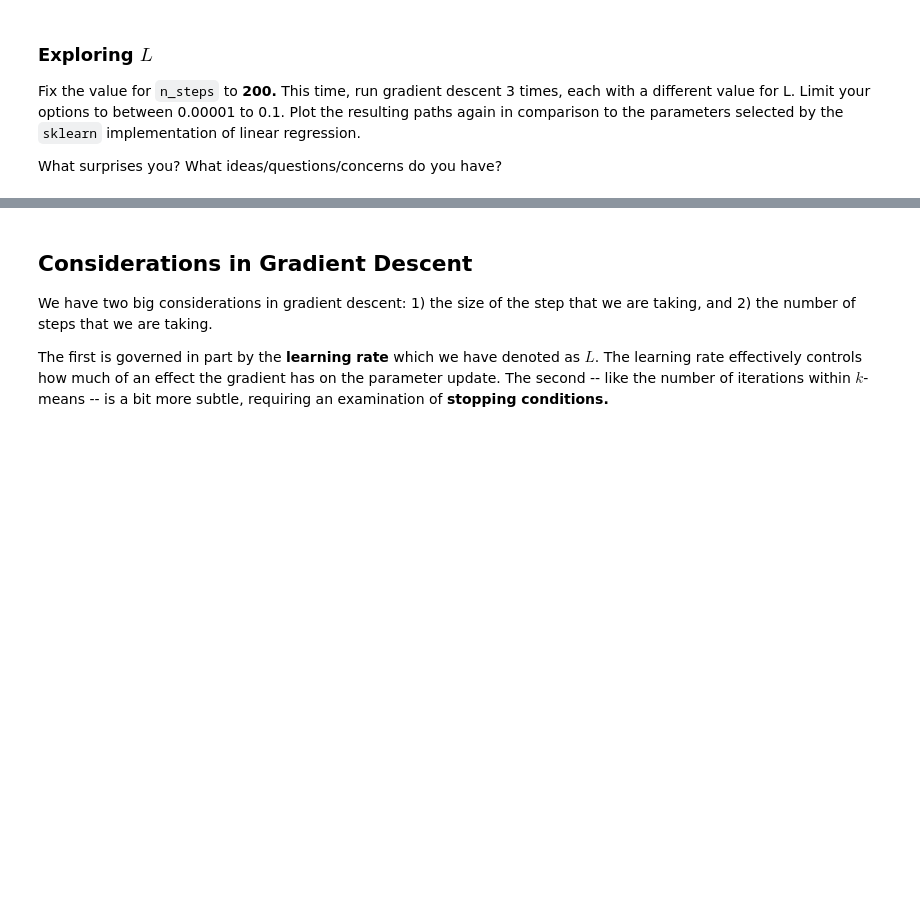
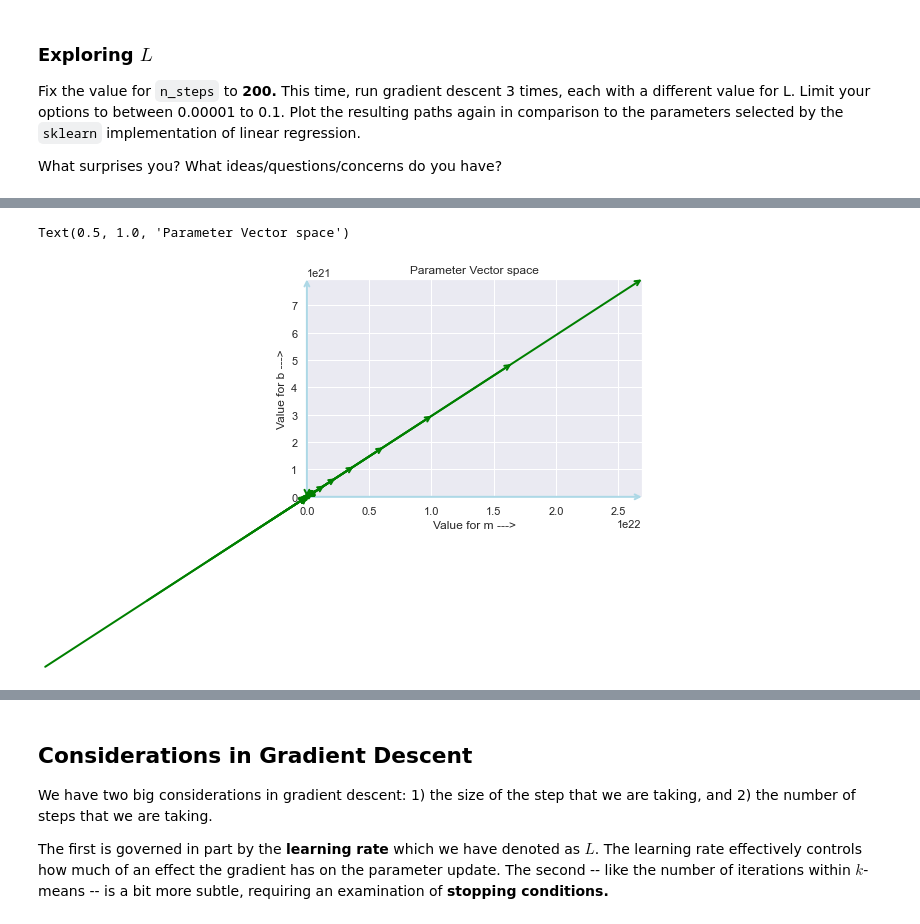
Before and after one commit to comp-machine-learning-fall2022/course-materials, a Jupyter notebook: Labs/Lab11-GradientDescent2/Lab11.ipynb, the cells around one changed output, grey strips where cells are left out. Drawn from its saved outputs; the diff is of its cells as text; code cells hidden in the pictures; blank space fills up the shorter version.

```diff
--- a/Labs/Lab11-GradientDescent2/Lab11.ipynb
+++ b/Labs/Lab11-GradientDescent2/Lab11.ipynb
@@ -125,0 +201,38 @@ What surprises you? What ideas/questions/concerns do you have?
+# %%
+# Block for additional exploration
+
+# Plot your results here
+# plotting block for you
+
+fig = plt.figure()
+
+# Set axis limits
+xmin = -2
+xmax = max(outm) + 3
+ymin = -2
+ymax = max(outb) + 3
+
+plt.xlim([xmin, xmax])
+plt.ylim([ymin, ymax])
+
+# Build axes
+draw_vector([xmin,0], [xmax,0])
+draw_vector([0,ymin], [0,ymax])
+
+# Starting place
+place_parameter([0,0],"red")
+
+place_parameter([4.7,35],"blue")
+
+# plot vectors
+for stp in range(n_steps - 1):
+    draw_parameter_path([outm[stp], outb[stp]],[outm[stp+1], outb[stp+1]],"green")
+
+# Create grid and labels
+plt.grid(True)
+plt.xlabel('Value for m --->')
+plt.ylabel('Value for b --->')
+plt.title('Parameter Vector space')
+# %% [output]
+Text(0.5, 1.0, 'Parameter Vector space')
+[figure, added]
```
Also changed, not shown: parts of 15 cells of this notebook.
